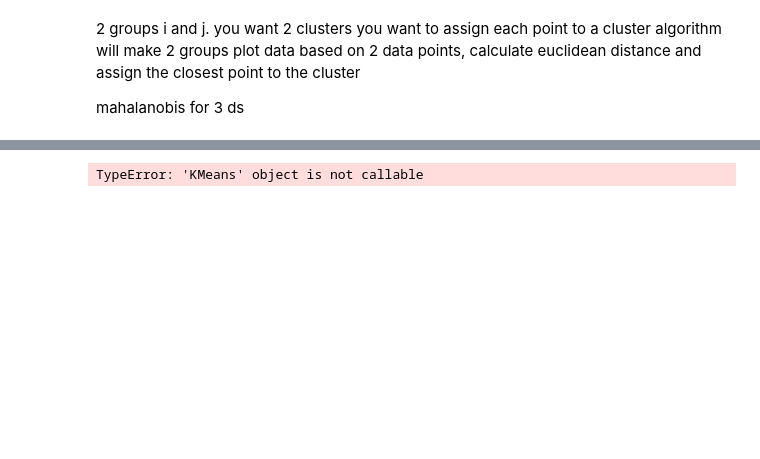
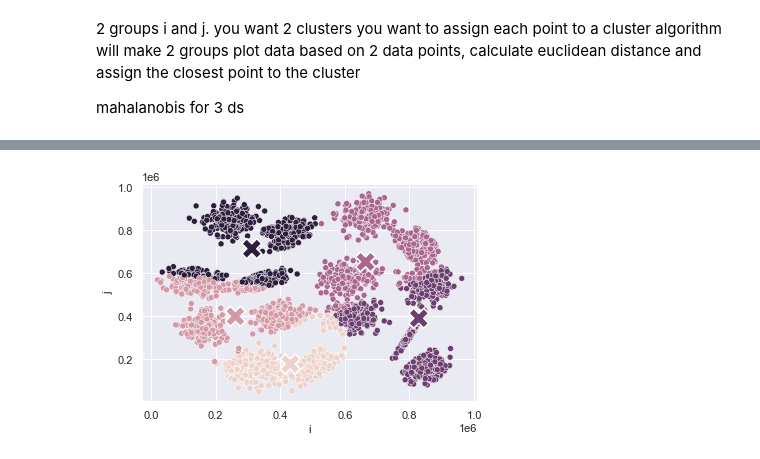
Before and after one commit to LiviReka/Optimization_assignments, a Jupyter notebook: kmeans.ipynb, the cells around one changed output, grey strips where cells are left out. Drawn from its saved outputs; the diff is of its cells as text; code cells hidden in the pictures; blank space fills up the shorter version.

```diff
--- a/kmeans.ipynb
+++ b/kmeans.ipynb
@@ -177,8 +162,18 @@ g.legend_.remove()
 # %%
+# with non-synthetic data
+
 synthetic = pd.read_csv('synthetic.txt', sep="    ", header=None)
-synthetic.columns = ["a", "b"]
+synthetic.columns = ["i", "j"]
 
 thyroid = pd.read_csv('thyroid.txt', sep="   ", header=None)
-thyroid.columns = ["a", "b",'c','d','e']
+thyroid.columns = ['a', 'b','c','d','e']
-# %% [output]
-TypeError: 'KMeans' object is not callable
+# %%
+# using synthetic data set. my code only works for 2d data as is
+# since i did not access the data initially and i'm not sure how to plot 5d data
+
+sdata,sm = mykmeans(synthetic,5)
+g = sns.scatterplot(data=sdata,x='i',y='j',hue='assignments')
+g = sns.scatterplot(data=sm,x='i',y='j',hue='assignments',marker='X',s=400)
+g.legend_.remove()
+# %% [output]
+[figure, added]
```
Also changed, not shown: parts of 13 cells of this notebook, 1 other file.
